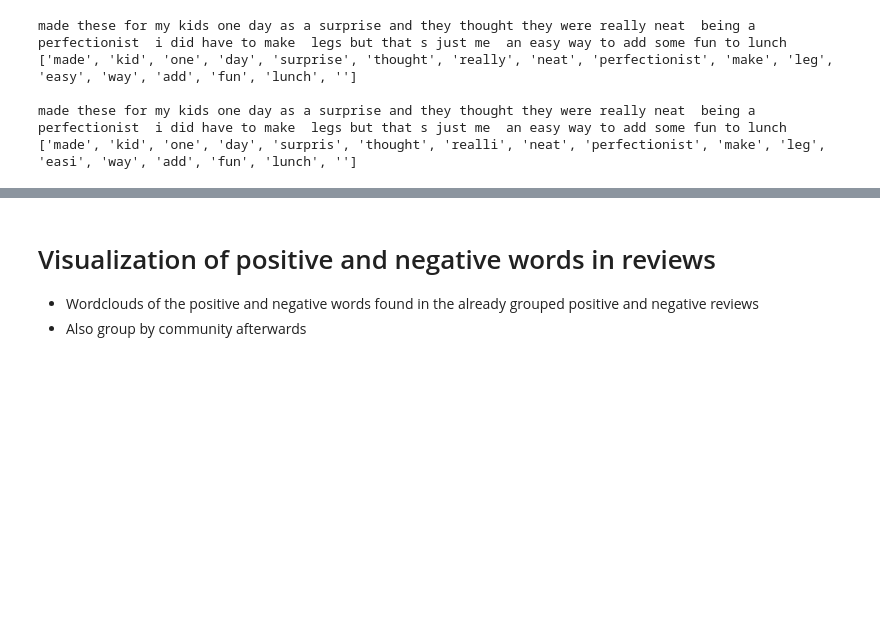
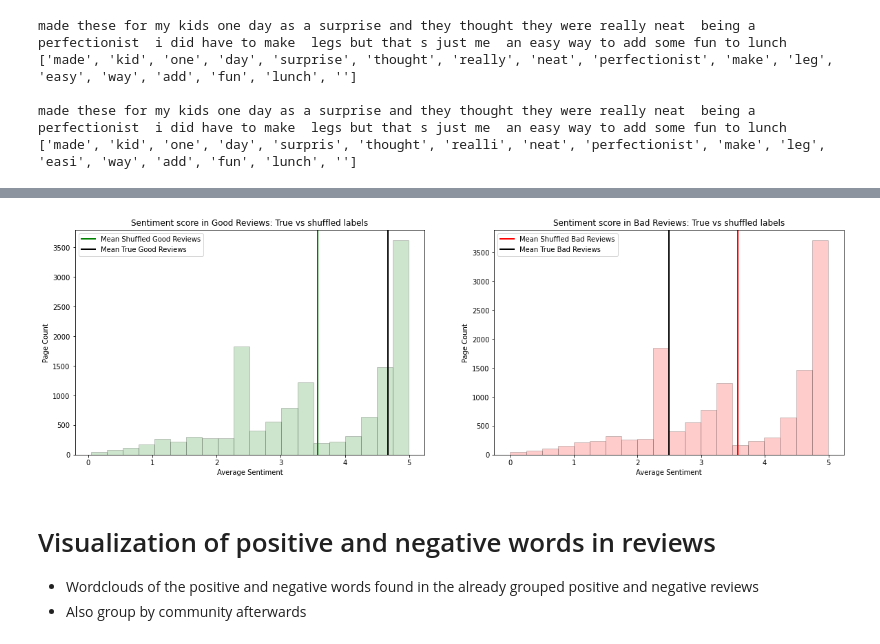
Before and after one commit to lucialarraona/finalproject_socialgraphs22, a Jupyter notebook: Notebooks/nlp_analysis.ipynb, the cells around one changed output, grey strips where cells are left out. Saved outputs shown, nothing was run; the diff lists cells and outputs as text; code cells hidden in the pictures; blank space fills up the shorter version.

```diff
--- a/Notebooks/nlp_analysis.ipynb
+++ b/Notebooks/nlp_analysis.ipynb
@@ -243,0 +327,6 @@ df_reviews2
+# %%
+# We will relabel de dataset for easier permutation test analysis:
+threshold = 3.5
+df_reviews2['good'] = df_reviews2['score_scale2'].map(lambda x: 1 if x > threshold else 0)
+df_reviews2['bad'] = df_reviews2['score_scale2'].map(lambda x: 1 if x < threshold else 0 )
+df_reviews2.head()
@@ -243,0 +452,6 @@ df_reviews2
+# %%
+df_slice1= df_reviews2[df_reviews2['true_labels'] == 1].head(13010)
+df_slice2 = df_reviews2[df_reviews2['true_labels'] == 0]
+new_df = pd.concat([df_slice1,df_slice2])
+print(new_df['true_labels'].value_counts())
+new_df.head()
@@ -244,3 +468,48 @@ df_reviews2
+# %%
+# Shuffle the good/bad attribute
+
+avg_score_shuffle_good = []
+avg_score_shuffle_bad = []
+avg_score_good = []
+avg_score_bad = []
+
+
+for _ in range(1000):
+
+    # Create a list of shuffled good attribute and append it to the new_df
+    new_df['good_shuffled'] = np.random.permutation(new_df['good'])
+    new_df['bad_shuffled'] = np.random.permutation(new_df['bad'])
+
+    # Create a new df for every iteration on the loop
+    df_test = pd.DataFrame()
+    df_test['user_id'] = new_df['user_id']       #character
+    df_test['good_true'] = new_df['good']              #true labels
+    df_test['bad_true'] = new_df['bad'] # true labels
+    df_test['good_shuffled'] = new_df['good_shuffled'] #shuffled labels
+    df_test['bad_shuffled'] = new_df['bad_shuffled']  #shuffled labels
+    df_test['score_scale2'] = new_df['score_scale2']
+
+
+    # group with just characters and shuffled labels (random group)
+    shuffled_group_good = df_test[df_test['good_shuffled']== 1] # good characters
+    avg_score_shuffle_good.append(np.mean(shuffled_group_good['score_scale2']))
+
+    # group with just characters and shuffled labels (random group)
+    shuffled_group_bad = df_test[df_test['bad_shuffled']== 1] # bad characters
+    avg_score_shuffle_bad.append(np.mean(shuffled_group_bad['score_scale2']))
+
+# group with just characters and their true labels
+true_group_good = new_df[new_df['good'] == 1]
+avg_score_good = np.mean(true_group_good['score_scale2']) #it will always be the same number because of the true labels
+
+# group with just characters and their true labels
+true_group_bad = new_df[new_df['bad'] == 1]
+avg_score_bad = np.mean(true_group_bad['score_scale2']) #it will always be the same number because of the true labels
+
+
+plot_pretty_hist_pair(shuffled_group_good, true_group_good, shuffled_group_bad, true_group_bad)
+# %% [output]
+[figure, added]
 # %% [markdown]
 # Visualization of positive and negative words in reviews
 - Wordclouds of the positive and negative words found in the already grouped positive and negative reviews
```
Also changed, not shown: parts of 29 cells of this notebook, 1 other file.
